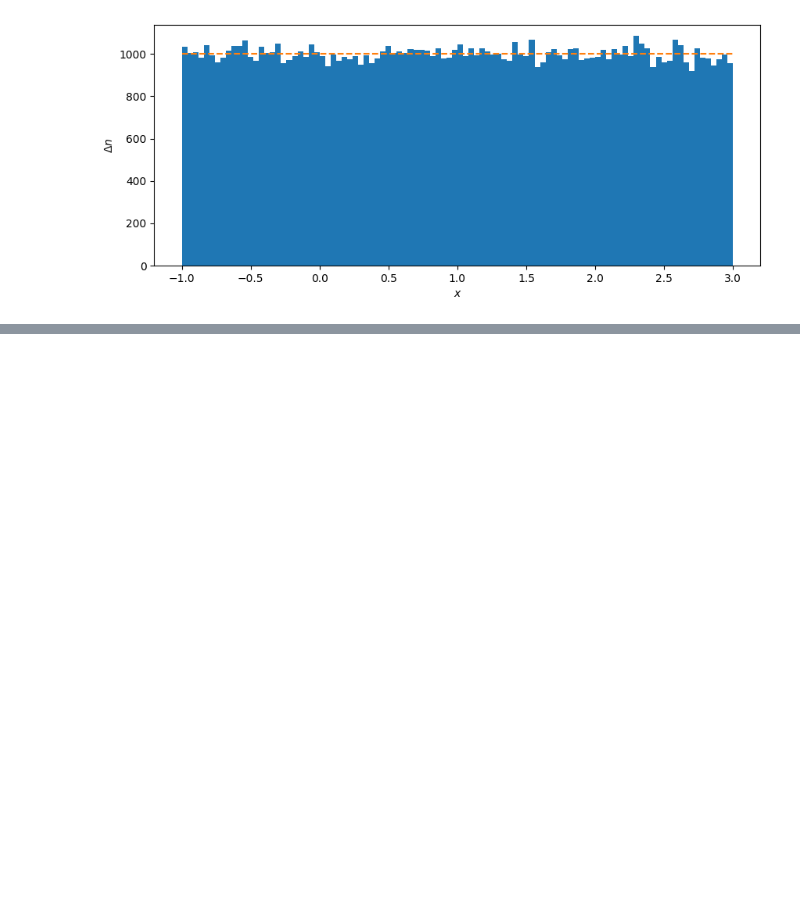
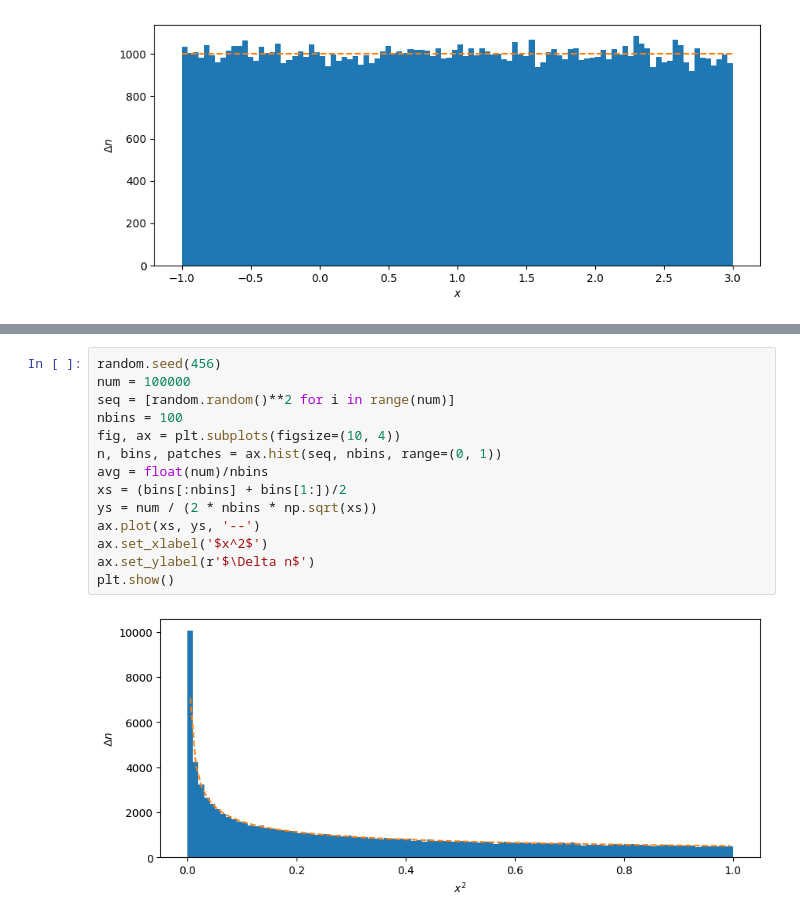
Before and after one commit to lucalista/analisi-dati-2026, a Jupyter notebook: 01.03.00__Generatori_di_numeri_pseudocasuali_in_python.ipynb, the cells around one changed output, grey strips where cells are left out. Cells and saved outputs as stored; diff of their text form; blank space fills up the shorter version.

```diff
--- a/01.03.00__Generatori_di_numeri_pseudocasuali_in_python.ipynb
+++ b/01.03.00__Generatori_di_numeri_pseudocasuali_in_python.ipynb
@@ -124,0 +132,16 @@ plt.show()
+# %%
+random.seed(456)
+num = 100000
+seq = [random.random()**2 for i in range(num)]
+nbins = 100
+fig, ax = plt.subplots(figsize=(10, 4))
+n, bins, patches = ax.hist(seq, nbins, range=(0, 1))
+avg = float(num)/nbins
+xs = (bins[:nbins] + bins[1:])/2
+ys = num / (2 * nbins * np.sqrt(xs))
+ax.plot(xs, ys, '--')
+ax.set_xlabel('$x^2$')
+ax.set_ylabel(r'$\Delta n$')
+plt.show()
+# %% [output]
+[figure, added]
```
Also changed, not shown: parts of 3 cells of this notebook.
